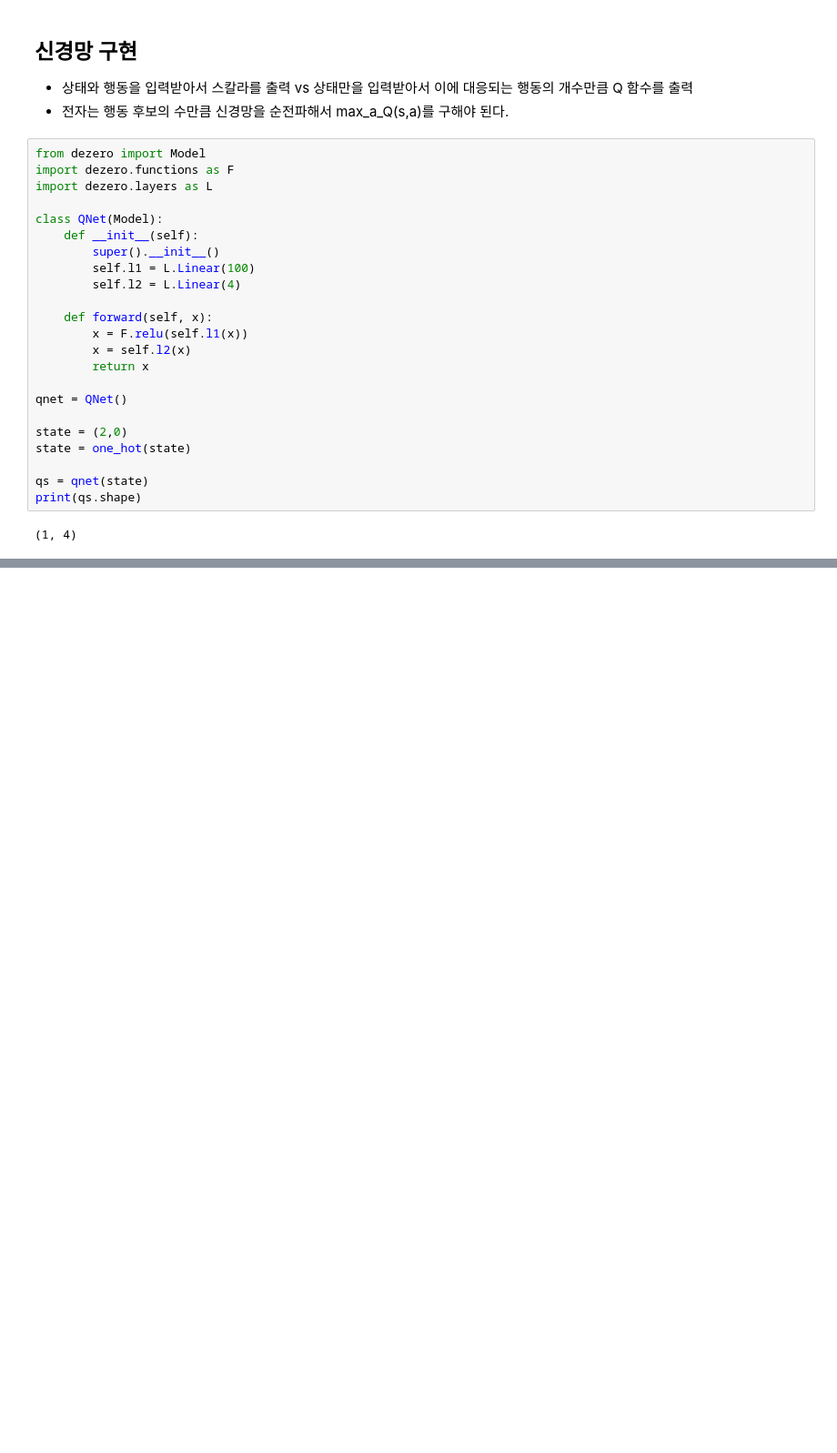
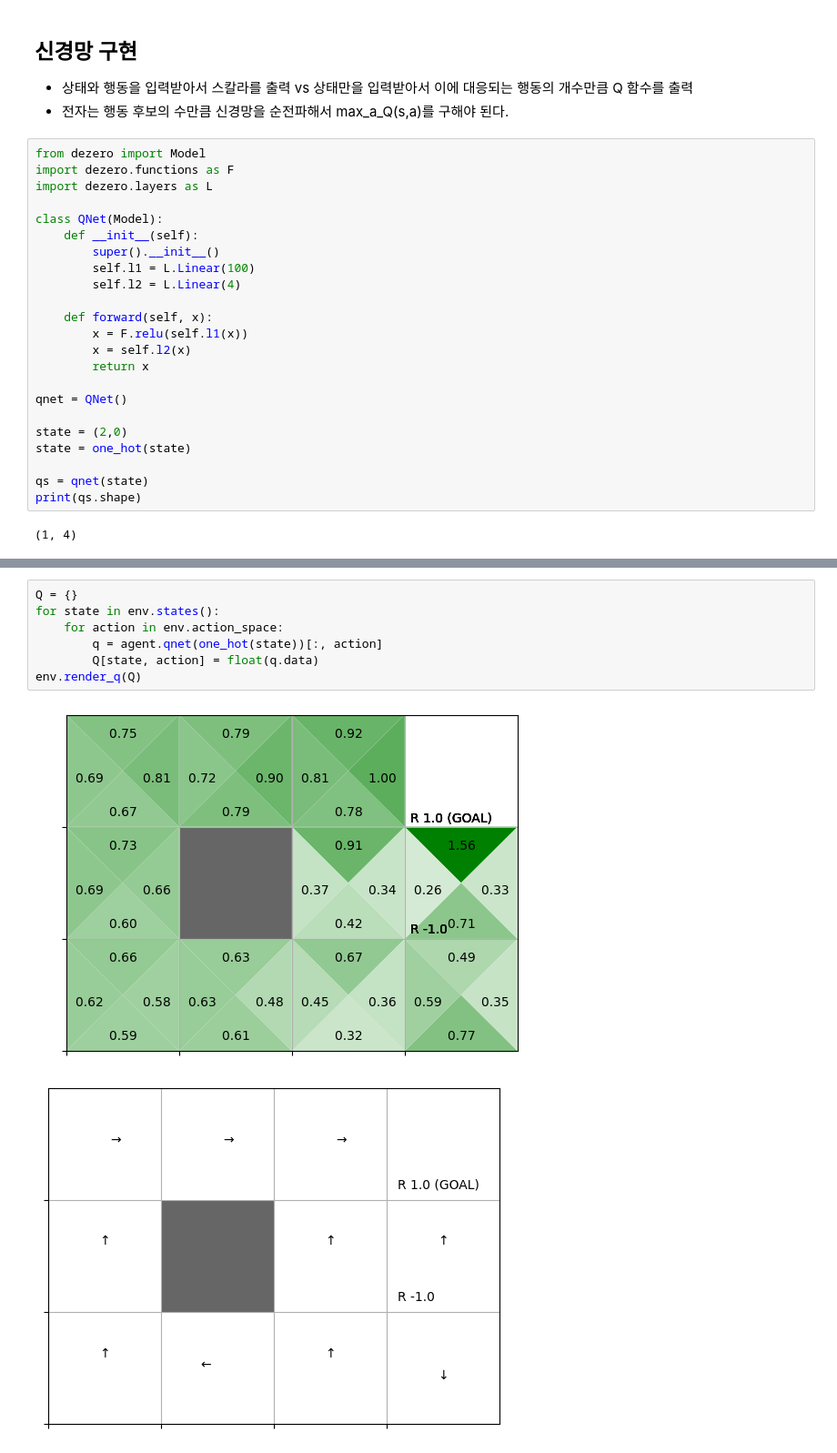
Before and after one commit to bu11ymaguire/studying, a Jupyter notebook: ReinforcementLearning/pratice_DeZero.ipynb, the cells around one changed output, grey strips where cells are left out. Shown at 91% size. Saved outputs shown, nothing was run; the diff lists cells and outputs as text; blank space fills up the shorter version.

```diff
--- a/ReinforcementLearning/pratice_DeZero.ipynb
+++ b/ReinforcementLearning/pratice_DeZero.ipynb
@@ -312,0 +625,10 @@ class QLearningAgent:
+# %%
+Q = {}
+for state in env.states():
+    for action in env.action_space:
+        q = agent.qnet(one_hot(state))[:, action]
+        Q[state, action] = float(q.data)
+env.render_q(Q)
+# %% [output]
+[figure, added]
+[figure, added]
```
Also changed, not shown: parts of 6 cells of this notebook.
